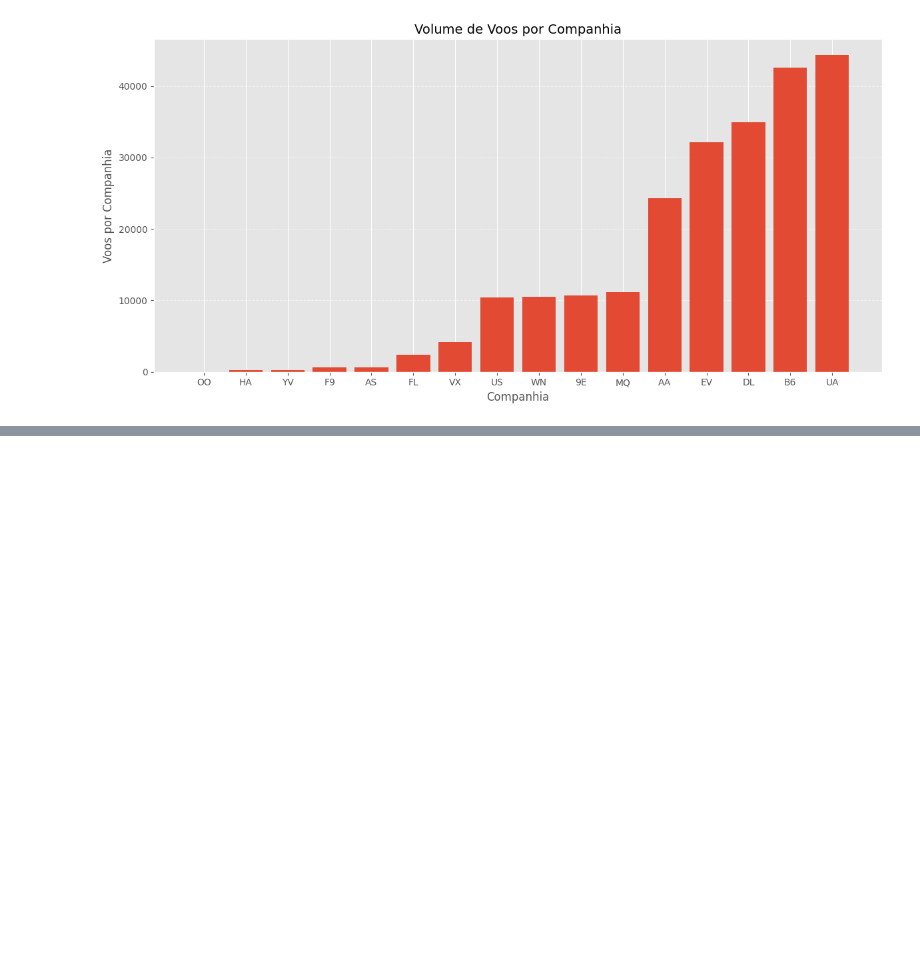
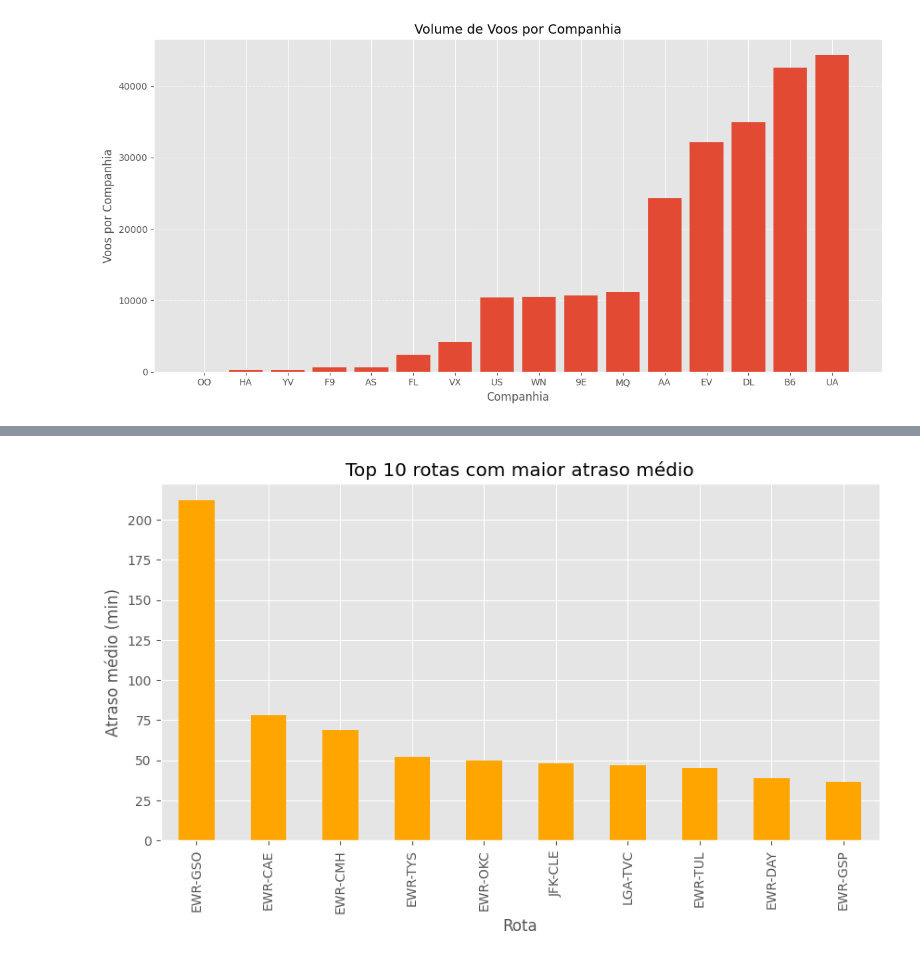
Before and after one commit to Cutieri/Flight_analysis, a Jupyter notebook: notebooks/data_visualization.ipynb, the cells around one changed output, grey strips where cells are left out. Cells and saved outputs as stored; diff of their text form; code cells hidden in the pictures; blank space fills up the shorter version.

```diff
--- a/notebooks/data_visualization.ipynb
+++ b/notebooks/data_visualization.ipynb
@@ -121,0 +134,6 @@ plt.show()
+# %%
+df_clean = df_clean.copy()
+
+
+df_clean['route'] = df_clean['origin'] + "-" + df_clean['dest']
+df_clean.groupby('route')['arr_delay'].mean().sort_values(ascending=False).head(10)
@@ -121,0 +153,12 @@ plt.show()
+# %%
+df_clean.groupby('route')['arr_delay']\
+    .mean()\
+    .sort_values(ascending=False)\
+    .head(10)\
+    .plot(kind='bar', figsize=(10,5), color='orange')
+plt.title("Top 10 rotas com maior atraso médio")
+plt.xlabel("Rota")
+plt.ylabel("Atraso médio (min)")
+plt.show()
+# %% [output]
+[figure, added]
```
Also changed, not shown: parts of 7 cells of this notebook.
